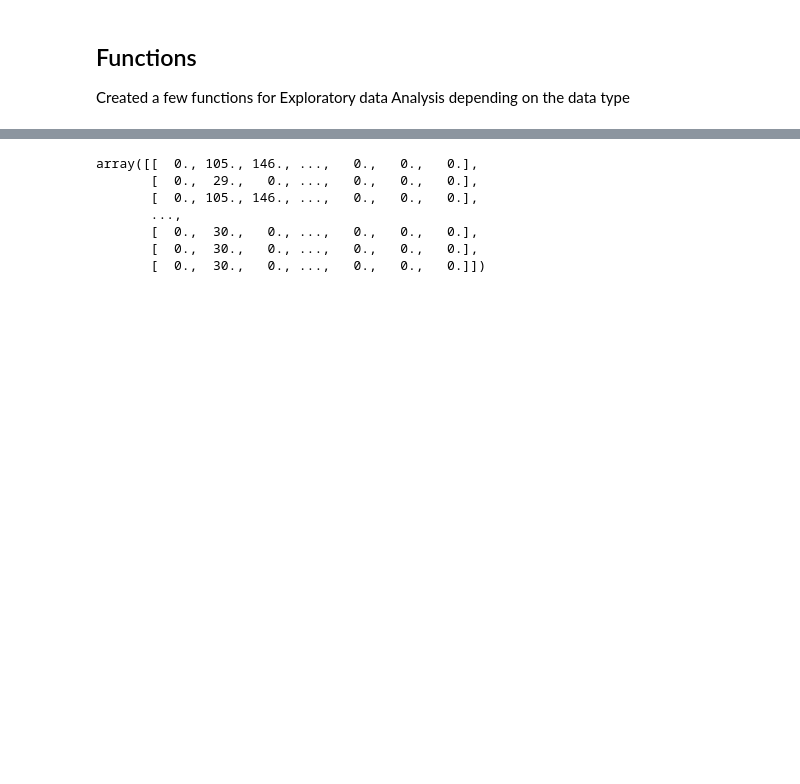
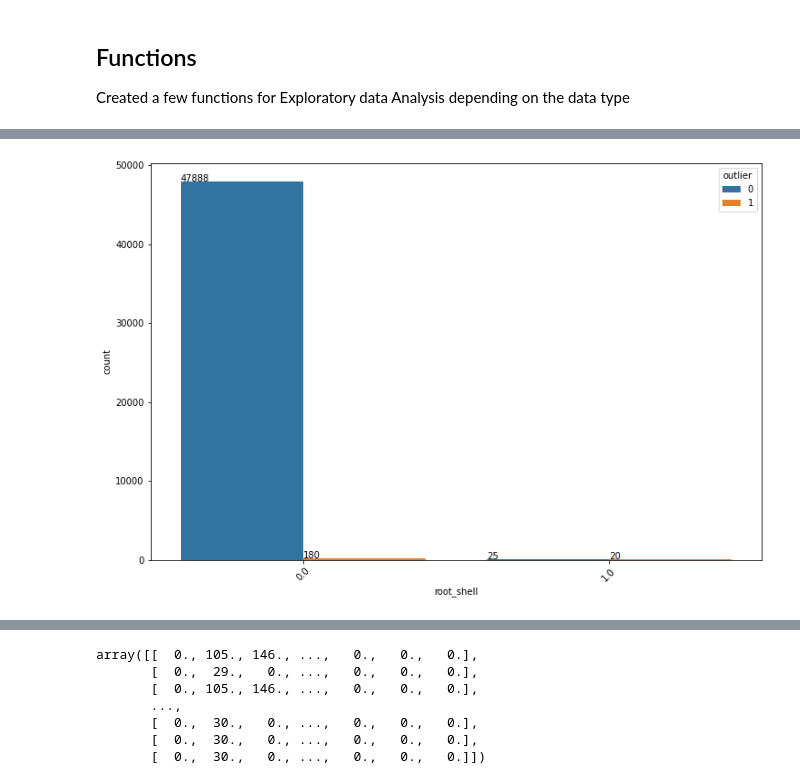
Before and after one commit to alvin20142/Intrusion_Detection, a Jupyter notebook: Project 4.ipynb, the cells around one changed output, grey strips where cells are left out. Cells and saved outputs as stored; diff of their text form; code cells hidden in the pictures; blank space fills up the shorter version.

```diff
--- a/Project 4.ipynb
+++ b/Project 4.ipynb
@@ -172,4 +205,15 @@ def categorical(column):
     plt.title(column)
     print(df[column].value_counts())
     return
+# %%
+# for categorical types and additional data that might be useful
+def compare_categorical(column):
+    plt.figure(figsize=(12,8))
+    ax=sns.countplot(x=column, data=df, hue="outlier")
+    ax.set_xticklabels(ax.get_xticklabels(), rotation=45)
+    for p in ax.patches:
+        x=(p.get_height())
+        ax.annotate(round(x,2), (p.get_x(), p.get_height()))
+    plt.show()
+    return
 # %%
@@ -181,0 +240,4 @@ Name: outlier@{no,yes}, dtype: int64
+# %%
+compare_categorical('root_shell')
+# %% [output]
+[figure, added]
```
Also changed, not shown: parts of 84 cells of this notebook.
